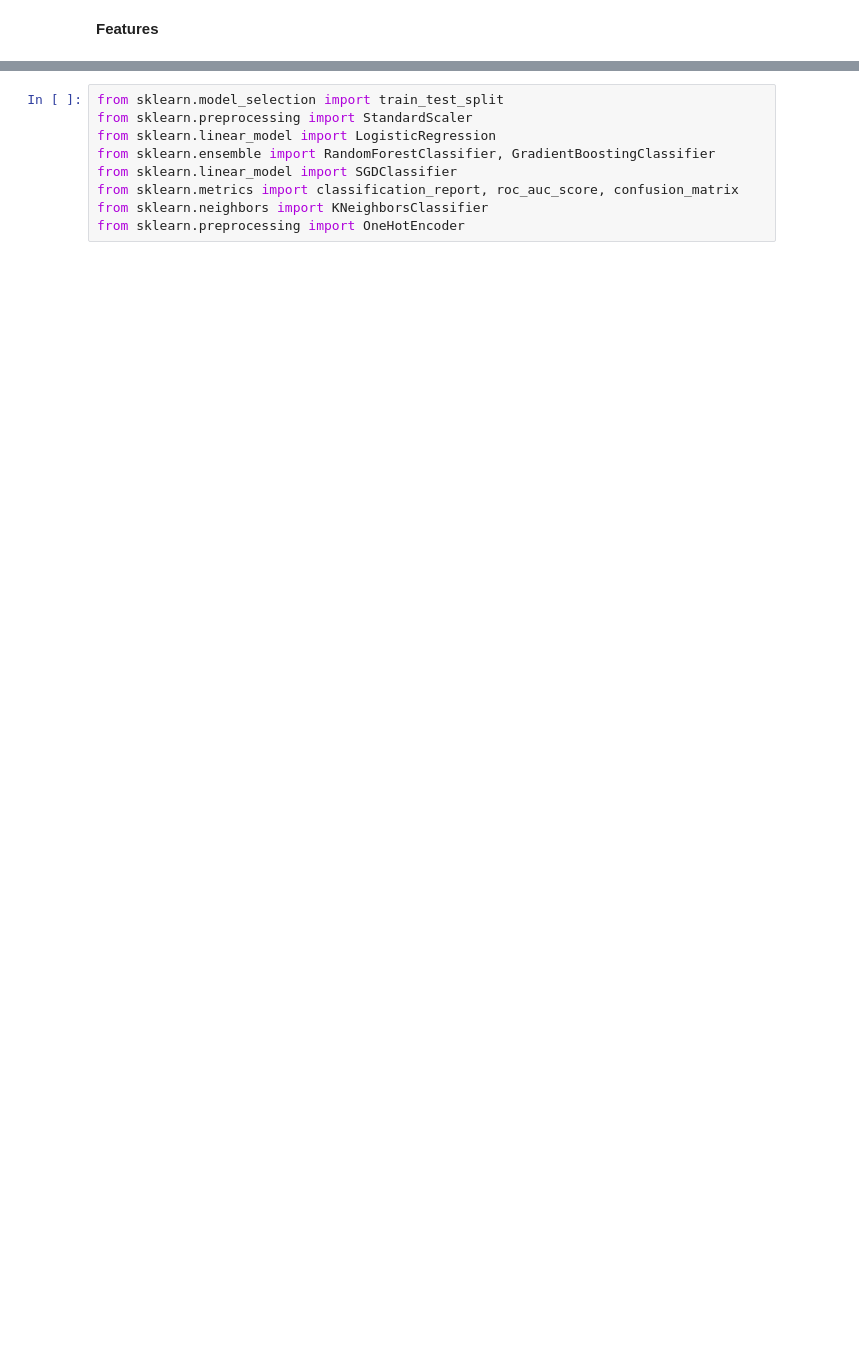
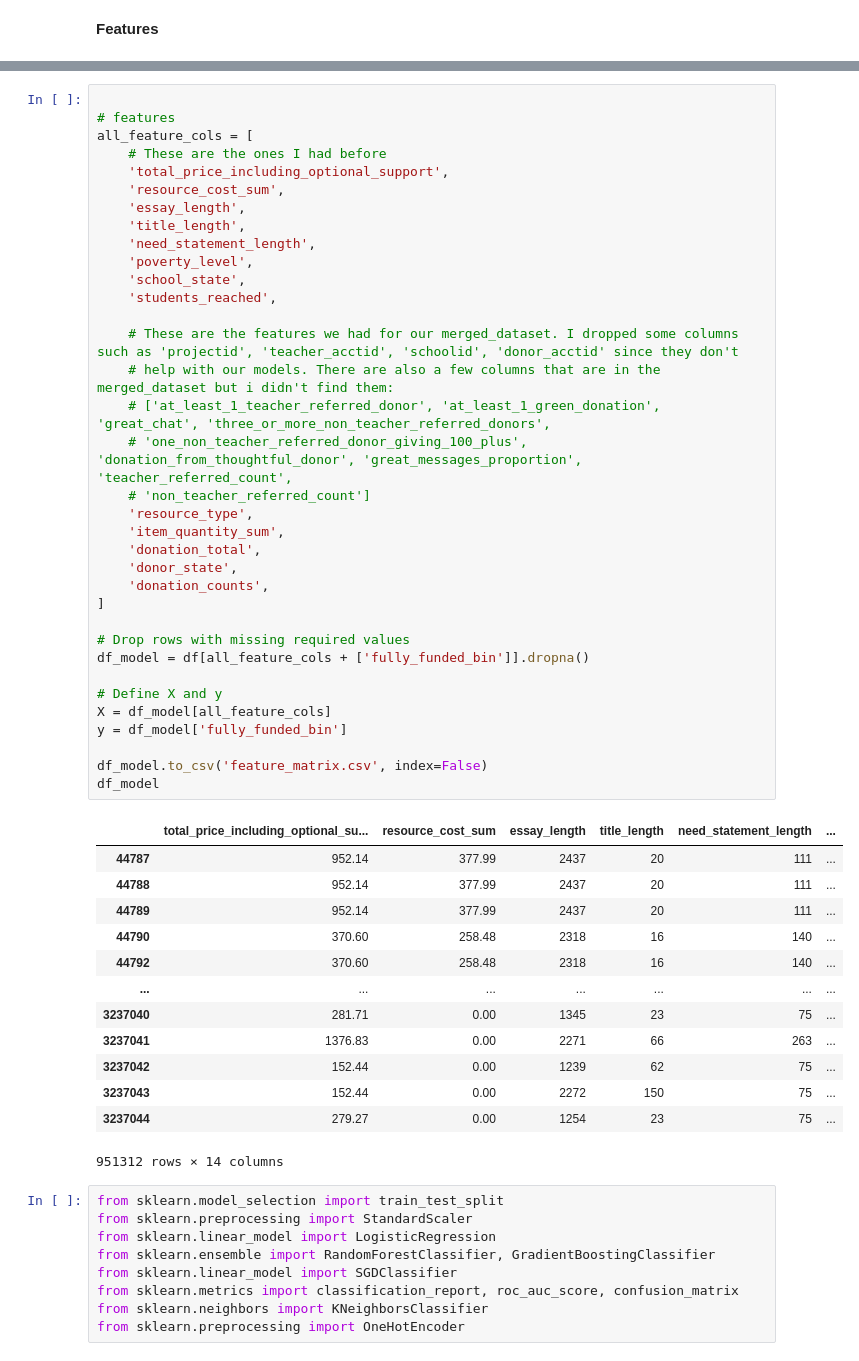
Before and after one commit to anshika2698/ML-PROJECT-GROUP-14, a Jupyter notebook: mlp_updated.ipynb, the cells around one changed output, grey strips where cells are left out. Drawn from its saved outputs; the diff is of its cells as text; blank space fills up the shorter version.

```diff
--- a/mlp_updated.ipynb
+++ b/mlp_updated.ipynb
@@ -238,3 +211,52 @@ df_model
+# %%
+
+# features
+all_feature_cols = [
+    # These are the ones I had before
+    'total_price_including_optional_support',
+    'resource_cost_sum',
+    'essay_length',
+    'title_length',
+    'need_statement_length',
+    'poverty_level',
+    'school_state',
+    'students_reached',
+
+    # These are the features we had for our merged_dataset. I dropped some columns such as 'projectid', 'teacher_acctid', 'schoolid', 'donor_acctid' since they don't
+    # help with our models. There are also a few columns that are in the merged_dataset but i didn't find them:
+    # ['at_least_1_teacher_referred_donor', 'at_least_1_green_donation', 'great_chat', 'three_or_more_non_teacher_referred_donors',
+    # 'one_non_teacher_referred_donor_giving_100_plus', 'donation_from_thoughtful_donor', 'great_messages_proportion', 'teacher_referred_count',
+    # 'non_teacher_referred_count']
+    'resource_type',
+    'item_quantity_sum',
+    'donation_total',
+    'donor_state',
+    'donation_counts',
+]
+
+# Drop rows with missing required values
+df_model = df[all_feature_cols + ['fully_funded_bin']].dropna()
+
+# Define X and y
+X = df_model[all_feature_cols]
+y = df_model['fully_funded_bin']
+
+df_model.to_csv('feature_matrix.csv', index=False)
+df_model
+# %% [output]
+|  | total_price_including_optional_su... | resource_cost_sum | essay_length | title_length | need_statement_length | ... |
+| 44787 | 952.14 | 377.99 | 2437 | 20 | 111 | ... |
+| 44788 | 952.14 | 377.99 | 2437 | 20 | 111 | ... |
+| 44789 | 952.14 | 377.99 | 2437 | 20 | 111 | ... |
+| 44790 | 370.60 | 258.48 | 2318 | 16 | 140 | ... |
+| 44792 | 370.60 | 258.48 | 2318 | 16 | 140 | ... |
+| ... | ... | ... | ... | ... | ... | ... |
+| 3237040 | 281.71 | 0.00 | 1345 | 23 | 75 | ... |
+| 3237041 | 1376.83 | 0.00 | 2271 | 66 | 263 | ... |
+| 3237042 | 152.44 | 0.00 | 1239 | 62 | 75 | ... |
+| 3237043 | 152.44 | 0.00 | 2272 | 150 | 75 | ... |
+| 3237044 | 279.27 | 0.00 | 1254 | 23 | 75 | ... |
+951312 rows × 14 columns
 # %%
 from sklearn.model_selection import train_test_split
 from sklearn.preprocessing import StandardScaler
```
Also changed, not shown: parts of 19 cells of this notebook.
